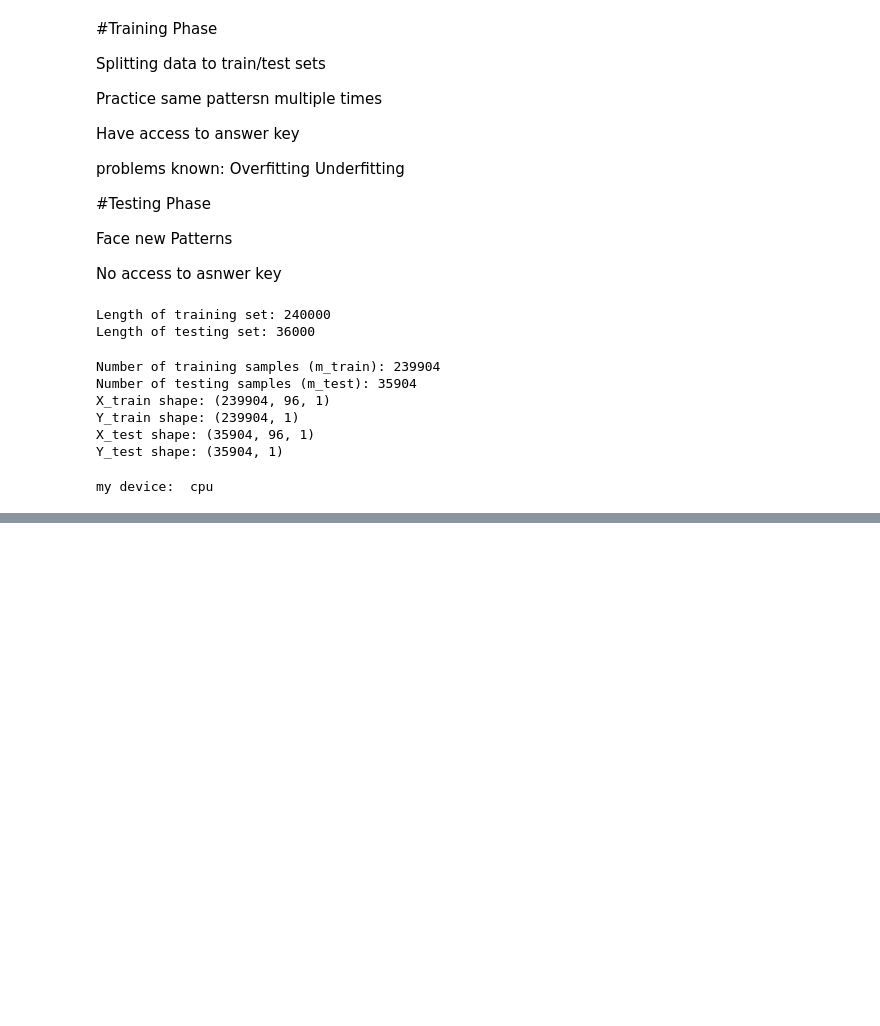
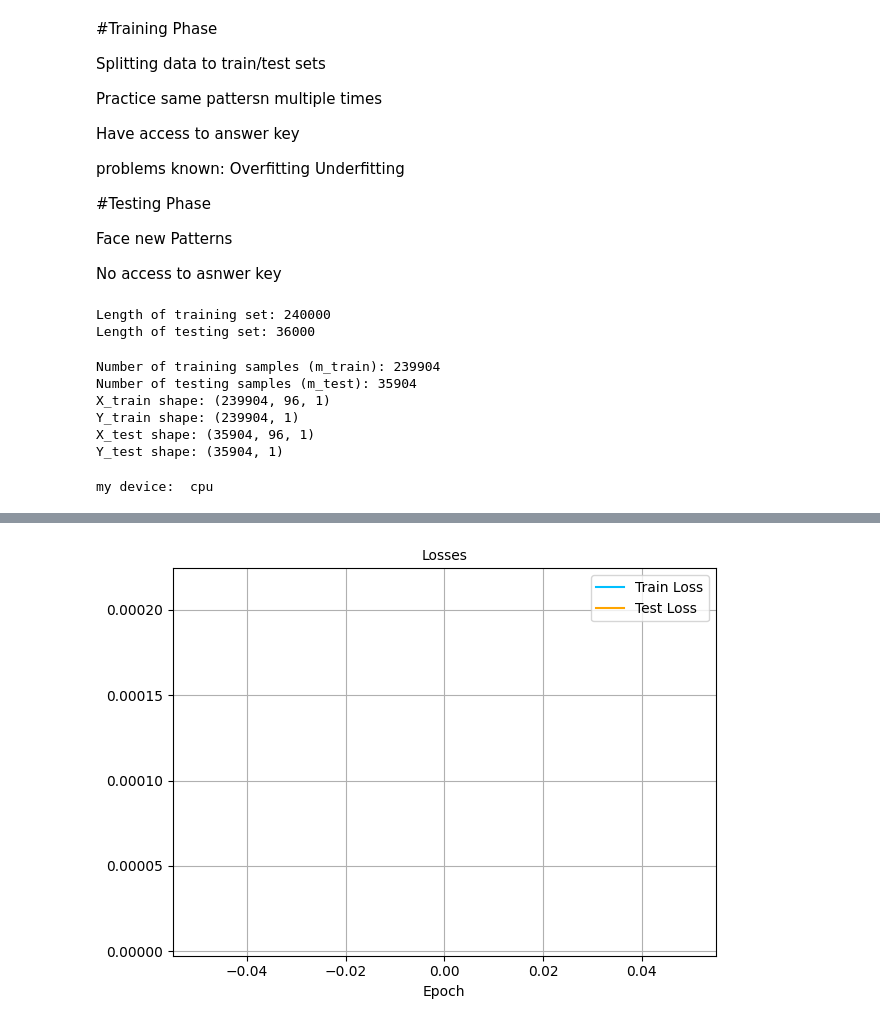
Before and after one commit to Josep1990/data-preparation-for-finance, a Jupyter notebook: preparing_data.ipynb, the cells around one changed output, grey strips where cells are left out. Saved outputs shown, nothing was run; the diff lists cells and outputs as text; code cells hidden in the pictures; blank space fills up the shorter version.

Commit message:
added model and learning rate loop, epoch = 200 batch sizes 32

```diff
--- a/preparing_data.ipynb
+++ b/preparing_data.ipynb
@@ -197,0 +304,83 @@ my device:  cpu
+# %%
+def create_minibatches(X, Y, batch_size, shuffle=True):
+    mini_batches = []
+    m = len(X)
+
+    if shuffle:
+        permutation = list(np.random.permutation(m))
+        X = X[permutation]
+        Y = Y[permutation]
+
+    num_batches = m // batch_size
+
+    for k in range(num_batches):
+        mb_X = X[k * batch_size : k * batch_size + batch_size]
+        mb_Y = Y[k * batch_size : k * batch_size + batch_size]
+        mb_pair = (mb_X, mb_Y)
+        mini_batches.append(mb_pair)
+
+    return mini_batches
+# %%
+for epoch in range(num_epochs):
+    # Track duration
+    dt0_epoch = datetime.now()
+
+    # Create mini batches
+    mini_batches = create_minibatches(X_train, Y_train, batch_size, shuffle=True)
+
+    train_losses_batch = []
+
+    for X_train_batch, Y_train_batch in mini_batches:
+        # Set train mode
+        model.train()
+
+        # Reset the gradients
+        optimizer.zero_grad()
+
+        # Forward propagation
+        Y_hat_train = model(X_train_batch) # Shape: (batch_size, num_features)
+
+        # Calculate loss (train)
+        train_loss = criterion(Y_hat_train, Y_train_batch)
+
+        # Backprop
+        train_loss.backward()
+
+        # Update optimizer
+        optimizer.step()
+
+        # Keep track of training losses
+        train_losses_batch.append(train_loss.item())
+
+    # Predict on test data
+    with torch.no_grad():
+
+        # Set evaluation mode
+        model.eval()
+
+        # Forward propagation
+        Y_pred_test = model(X_test)
+
+        # Calculate test loss
+        test_loss = criterion(Y_pred_test, Y_test)
+
+    # Convert 'Y_pred_test' to numpy
+    Y_pred_test_cpu = Y_pred_test.detach().cpu().numpy()
+
+    train_losses.append(np.mean(train_losses_batch))
+    test_losses.append(test_loss.item())
+
+    print(f'Epoch: {epoch}, train_losses: {train_losses[-1]}, test_losses: {test_losses[-1]}, Duration: {datetime.now() - dt0_epoch}')
+
+    # Plot Train Loss and Test Loss
+    plt.title(f"Losses", fontsize=10)
+    plt.plot(train_losses, label="Train Loss", color='deepskyblue')
+    plt.plot(test_losses, label="Test Loss", color='orange')
+    plt.xlabel("Epoch")
+    plt.legend()
+    plt.grid()
+    # Display
+    plt.tight_layout()
+    plt.show()
+    plt.close()
+# %% [output]
@@ -197,0 +388 @@ my device:  cpu
+[figure, added]
```
Also changed, not shown: parts of 7 cells of this notebook.
